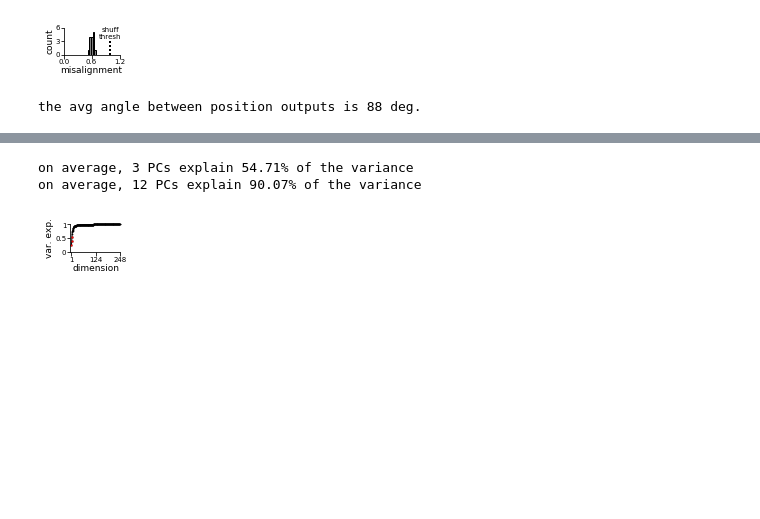
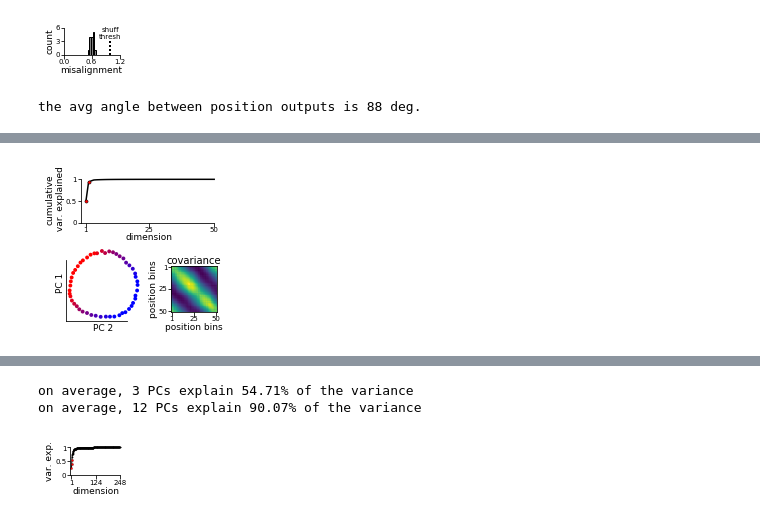
Before and after one commit to ahwillia/rnn_remapping_paper, a Jupyter notebook: fig1_1d2map/make_fig1_rnn.ipynb, the cells around one changed output, grey strips where cells are left out. Cells and saved outputs as stored; diff of their text form; code cells hidden in the pictures; blank space fills up the shorter version.

```diff
--- a/fig1_1d2map/make_fig1_rnn.ipynb
+++ b/fig1_1d2map/make_fig1_rnn.ipynb
@@ -297,0 +281,95 @@ array([0.48296238, 0.89994024, 0.92747181, 0.94782737, 0.96427082,
+# %%
+''' supp fig: the remapping dimensions lie in a 2D subspace '''
+from matplotlib import gridspec
+from plot_utils import simple_cmap, ring_colormap
+
+# data params
+n_dims = np.min(xi_p.shape)
+spacer = n_dims / 50
+pos_bins = np.linspace(0, 2*np.pi, n_dims)
+
+# PCA on remap vectors
+xi_bar = xi_p - np.mean(xi_p, axis=0)
+pca = PCA().fit(xi_bar)
+var = pca.explained_variance_
+total_var = np.sum(var)
+pct_var = (var / total_var)
+cum_var = np.cumsum(pct_var)
+x_, y_ = PCA(n_components=2).fit_transform(xi_bar).T
+
+# fig params
+gs = gridspec.GridSpec(6, 5, hspace=2, wspace=0)
+f = plt.figure(figsize=(2.1, 2.1))
+PC_LW = 1.5
+DOT_SIZE = 10
+
+# plot the cumulative variance explained
+# ax0 = plt.subplot(gs[:2, 1:])
+ax0 = plt.axes([0.1, 0.65, 0.9, 0.3])
+ax0.plot(np.arange(n_dims) + 1, cum_var, c='k', lw=PC_LW, zorder=0)
+ax0.scatter(np.arange(2) + 1,
+            cum_var[:2],
+            facecolors='r', edgecolors='k',
+            s=DOT_SIZE, lw=0.5, zorder=1)
+ax0.set_ylim(0, 1.1)
+
+# ticks and labels
+ax0.spines['right'].set_visible(False)
+ax0.spines['top'].set_visible(False)
+ax0.spines['left'].set_bounds(0, 1)
+ax0.spines['bottom'].set_bounds(-spacer, n_dims)
+ax0.tick_params(which='major', labelsize=tick_label, pad=0.5)
+ax0.set_xlim((-spacer, n_dims+spacer))
+ax0.set_xticks([1, n_dims/2, n_dims])
+ax0.set_ylim((0, 1.05))
+ax0.set_yticks([0, 0.5, 1])
+ax0.set_yticklabels([0, 0.5, 1])
+ax0.set_xlabel('dimension', fontsize=axis_label, labelpad=0)
+ax0.set_ylabel('cumulative\n var. explained',
+               fontsize=axis_label, labelpad=1)
+
+# plot the remap vectors against the first 2 PCs
+# ax1 = plt.subplot(gs[3:, :2])
+ax1 = plt.axes([0, 0, 0.5, 0.5])
+ax1.scatter(x_, y_,
+            c=pos_bins, cmap=ring_colormap(),
+            alpha=1, lw=0, s=DOT_SIZE*1.5)
+
+# ticks and labels
+ax1.spines['right'].set_visible(False)
+ax1.spines['top'].set_visible(False)
+ax1.tick_params(labelbottom=False, labelleft=False,
+                which='major', labelsize=tick_label, pad=0.5)
+xlims = ax1.get_xlim()
+ylims = ax1.get_ylim()
+ax1.set_xlim((xlims[0], 1.6))
+ax1.set_ylim((ylims[0], 1.6))
+ax1.spines['bottom'].set_bounds(xlims[0], 1)
+ax1.spines['left'].set_bounds(ylims[0], 1)
+ax1.set_xticks([])
+ax1.set_yticks([])
+ax1.set_xlabel('PC 2', fontsize=axis_label, labelpad=3)
+ax1.set_ylabel('PC 1', fontsize=axis_label, labelpad=1)
+
+# plot the covariance
+# ax2 = plt.subplot(gs[3:, 3:])
+ax2 = plt.axes([0.7, 0.06, 0.3, 0.3])
+cov_xi = xi_p @ xi_p.T
+cov_xi = (cov_xi - np.min(cov_xi)) / np.max(cov_xi - np.min(cov_xi))
+ax2.imshow(cov_xi, clim=[0, 1],
+           aspect='auto', cmap='viridis')
+
+# ticks and labels
+ax2.tick_params(which='major', labelsize=tick_label, pad=0.5)
+ax2.set_xticks([0, (n_dims/2) - 1, n_dims-1])
+ax2.set_yticks([0, (n_dims/2) - 1, n_dims-1])
+ax2.set_xticklabels([1, n_dims//2, n_dims])
+ax2.set_yticklabels([1, n_dims//2, n_dims])
+ax2.set_xlabel('position bins', fontsize=axis_label, labelpad=1)
+ax2.set_ylabel('position bins', fontsize=axis_label, labelpad=1)
+ax2.set_title('covariance', fontsize=title_size, pad=3)
+
+f.savefig(f'{save_folder}remap_dims.png', dpi=600, bbox_inches='tight')
+plt.show()
+# %% [output]
+[figure, added]
```
Also changed, not shown: parts of 18 cells of this notebook, 7 other files.
